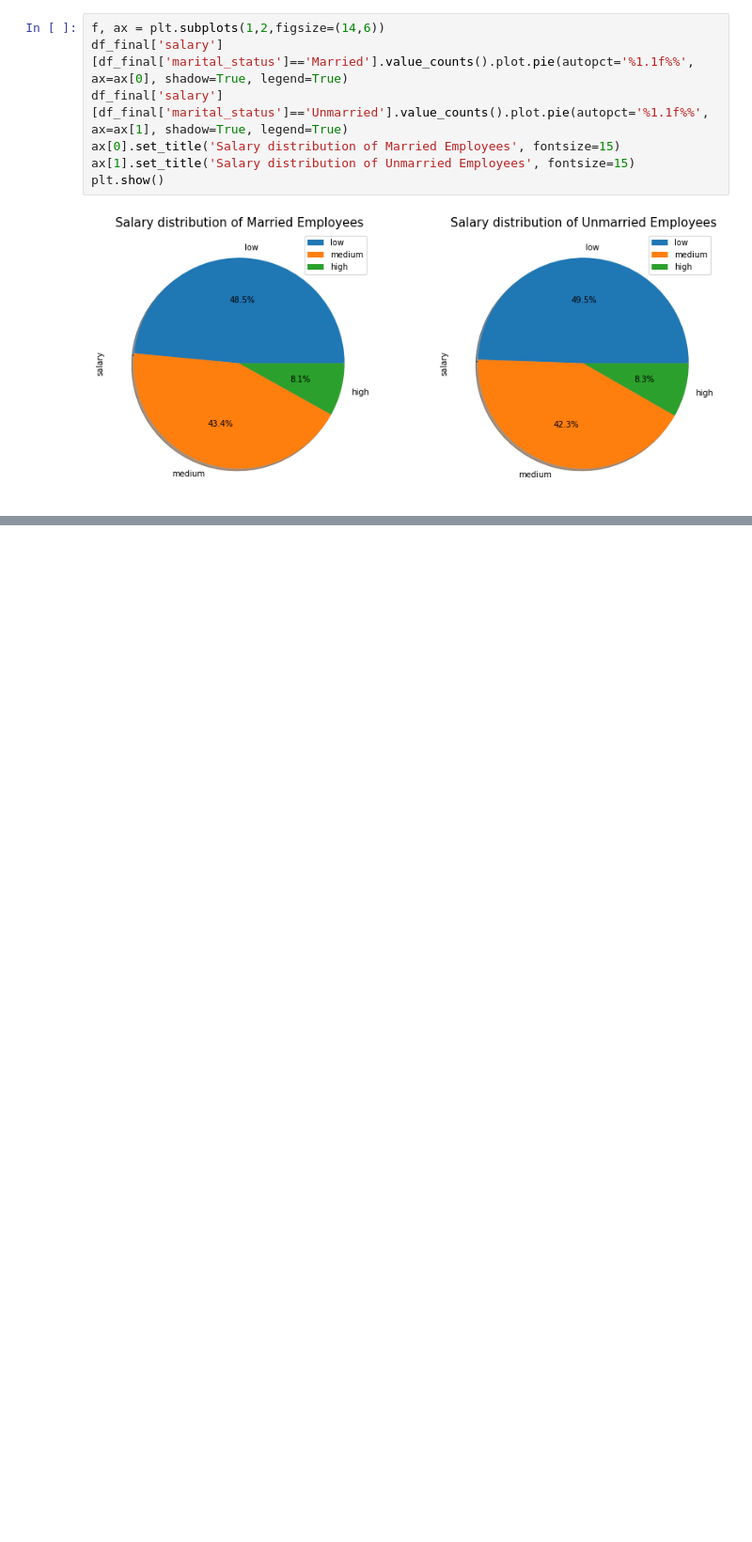
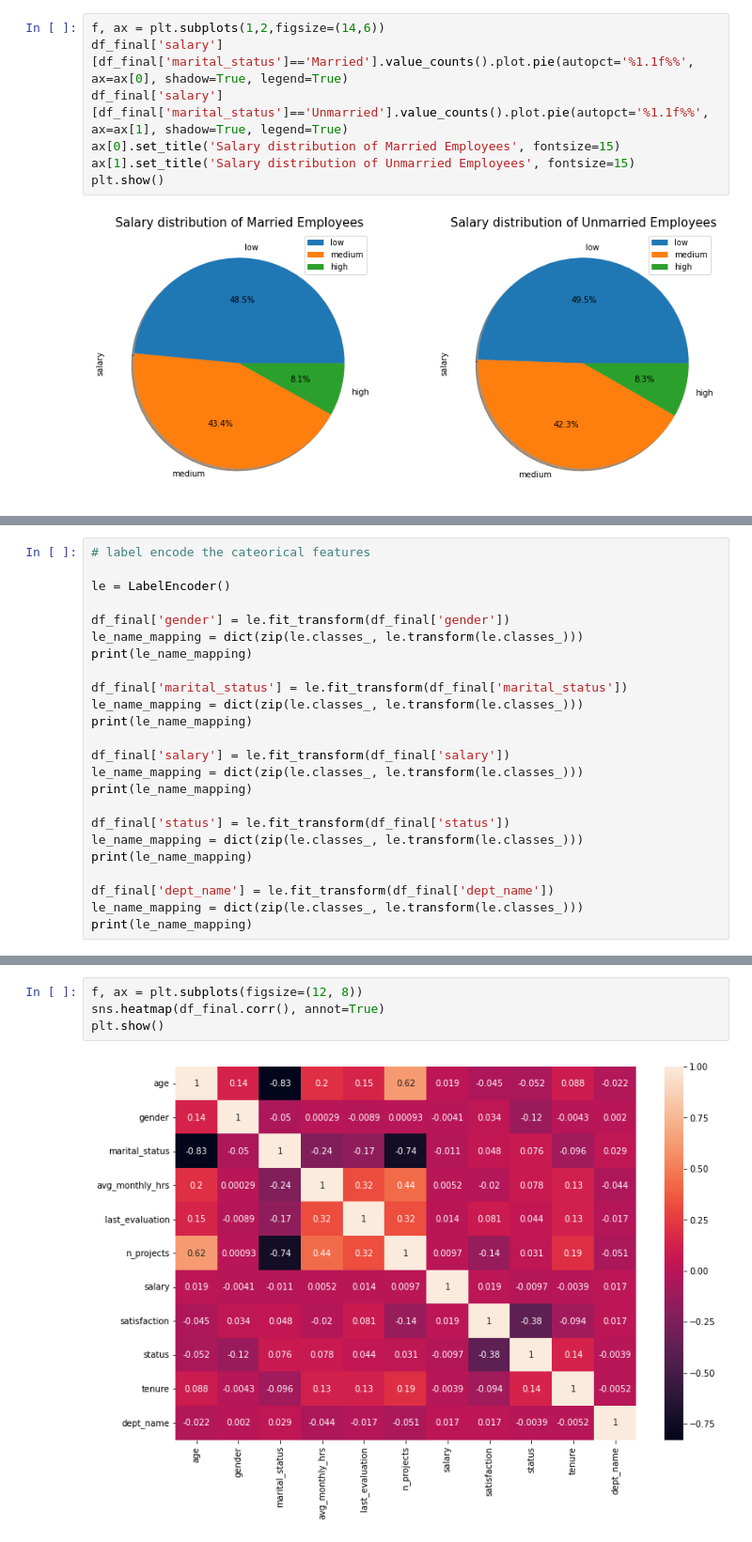
Before and after one commit to bhupeshmahara/INSAID-GCD-Capstone, a Jupyter notebook: 1005_GCD_Capstone_Project_Bhupesh.ipynb, the cells around one changed output, grey strips where cells are left out. Shown at 94% size. Saved outputs shown, nothing was run; the diff lists cells and outputs as text; blank space fills up the shorter version.

```diff
--- a/1005_GCD_Capstone_Project_Bhupesh.ipynb
+++ b/1005_GCD_Capstone_Project_Bhupesh.ipynb
@@ -658,0 +672,24 @@ plt.show()
+# %%
+# label encode the cateorical features
+
+le = LabelEncoder()
+
+df_final['gender'] = le.fit_transform(df_final['gender'])
+le_name_mapping = dict(zip(le.classes_, le.transform(le.classes_)))
+print(le_name_mapping)
+
+df_final['marital_status'] = le.fit_transform(df_final['marital_status'])
+le_name_mapping = dict(zip(le.classes_, le.transform(le.classes_)))
+print(le_name_mapping)
+
+df_final['salary'] = le.fit_transform(df_final['salary'])
+le_name_mapping = dict(zip(le.classes_, le.transform(le.classes_)))
+print(le_name_mapping)
+
+df_final['status'] = le.fit_transform(df_final['status'])
+le_name_mapping = dict(zip(le.classes_, le.transform(le.classes_)))
+print(le_name_mapping)
+
+df_final['dept_name'] = le.fit_transform(df_final['dept_name'])
+le_name_mapping = dict(zip(le.classes_, le.transform(le.classes_)))
+print(le_name_mapping)
@@ -658,0 +711,6 @@ plt.show()
+# %%
+f, ax = plt.subplots(figsize=(12, 8))
+sns.heatmap(df_final.corr(), annot=True)
+plt.show()
+# %% [output]
+[figure, added]
```
Also changed, not shown: parts of 40 cells of this notebook.
